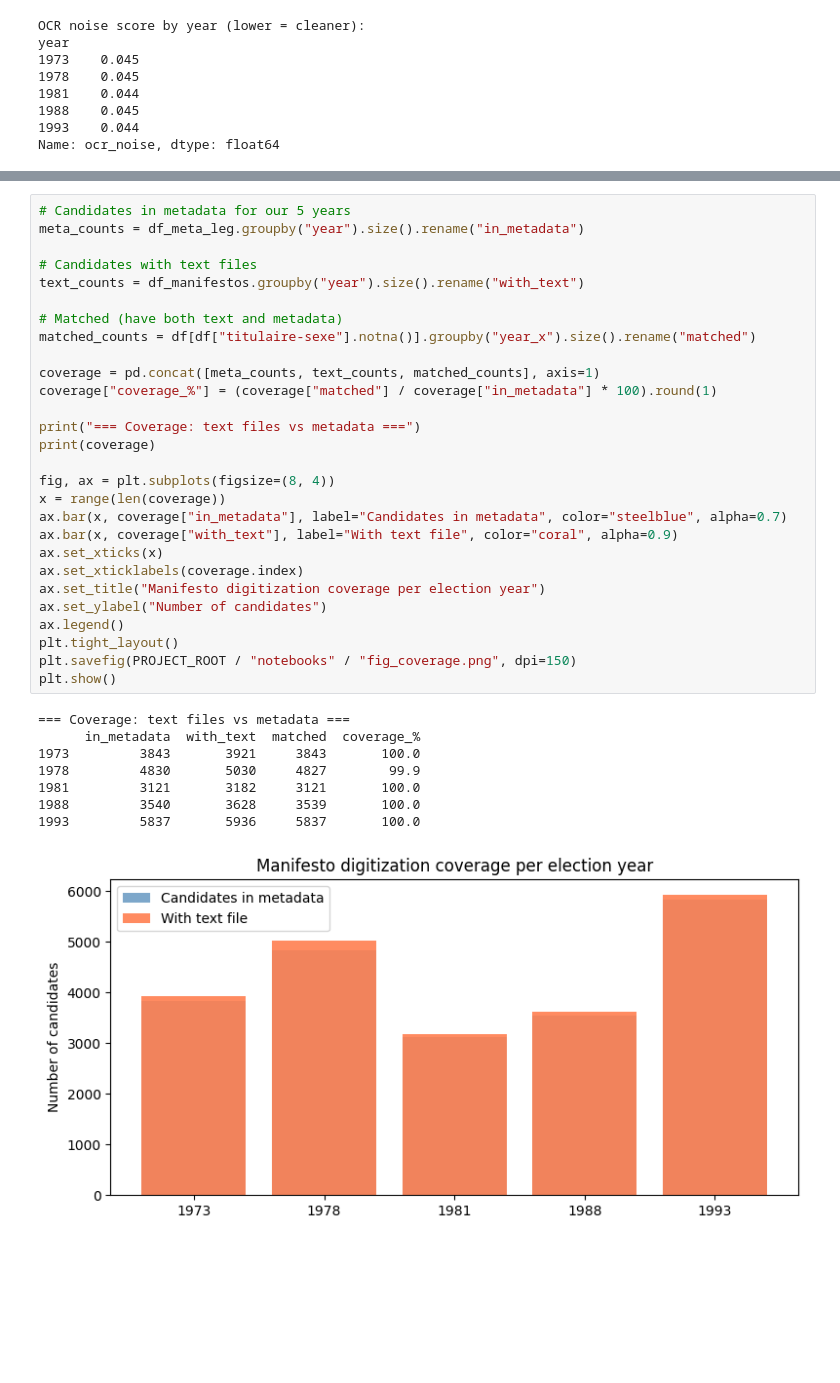
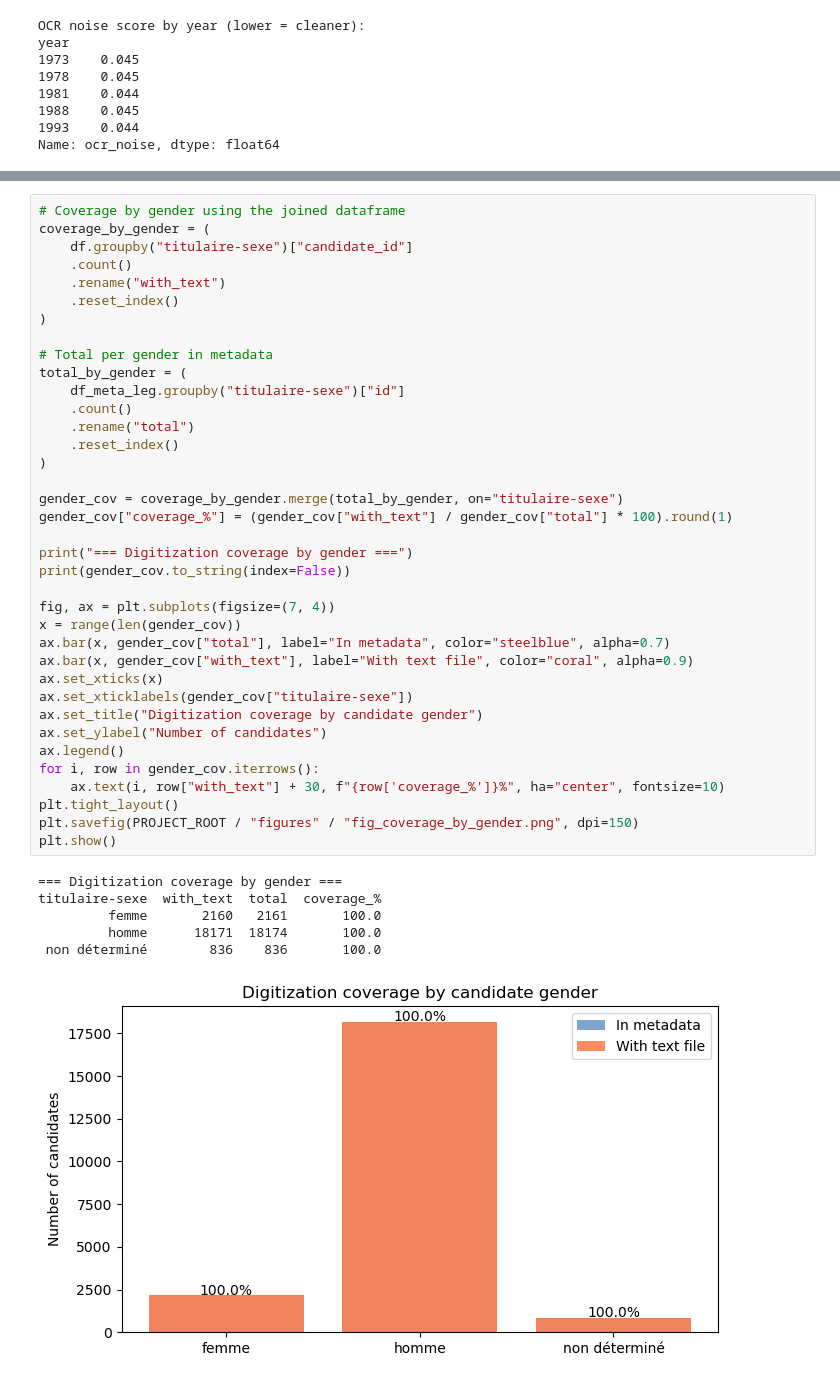
Before and after one commit to AnahiRM/NER_gender, a Jupyter notebook: notebooks/01_data_exploration.ipynb, the cells around one changed output, grey strips where cells are left out. Saved outputs shown, nothing was run; the diff lists cells and outputs as text; blank space fills up the shorter version.

```diff
--- a/notebooks/01_data_exploration.ipynb
+++ b/notebooks/01_data_exploration.ipynb
@@ -244,37 +312,44 @@ This is a key limitation to report in the paper.
 # %%
-# Candidates in metadata for our 5 years
-meta_counts = df_meta_leg.groupby("year").size().rename("in_metadata")
+# Coverage by gender using the joined dataframe
+coverage_by_gender = (
+    df.groupby("titulaire-sexe")["candidate_id"]
+    .count()
+    .rename("with_text")
+    .reset_index()
+)
 
-# Candidates with text files
-text_counts = df_manifestos.groupby("year").size().rename("with_text")
+# Total per gender in metadata
+total_by_gender = (
+    df_meta_leg.groupby("titulaire-sexe")["id"]
+    .count()
+    .rename("total")
+    .reset_index()
+)
 
-# Matched (have both text and metadata)
-matched_counts = df[df["titulaire-sexe"].notna()].groupby("year_x").size().rename("matched")
+gender_cov = coverage_by_gender.merge(total_by_gender, on="titulaire-sexe")
+gender_cov["coverage_%"] = (gender_cov["with_text"] / gender_cov["total"] * 100).round(1)
 
-coverage = pd.concat([meta_counts, text_counts, matched_counts], axis=1)
-coverage["coverage_%"] = (coverage["matched"] / coverage["in_metadata"] * 100).round(1)
+print("=== Digitization coverage by gender ===")
+print(gender_cov.to_string(index=False))
 
-print("=== Coverage: text files vs metadata ===")
-print(coverage)
-
-fig, ax = plt.subplots(figsize=(8, 4))
-x = range(len(coverage))
-ax.bar(x, coverage["in_metadata"], label="Candidates in metadata", color="steelblue", alpha=0.7)
-ax.bar(x, coverage["with_text"], label="With text file", color="coral", alpha=0.9)
+fig, ax = plt.subplots(figsize=(7, 4))
+x = range(len(gender_cov))
+ax.bar(x, gender_cov["total"], label="In metadata", color="steelblue", alpha=0.7)
+ax.bar(x, gender_cov["with_text"], label="With text file", color="coral", alpha=0.9)
 ax.set_xticks(x)
-ax.set_xticklabels(coverage.index)
-ax.set_title("Manifesto digitization coverage per election year")
+ax.set_xticklabels(gender_cov["titulaire-sexe"])
+ax.set_title("Digitization coverage by candidate gender")
 ax.set_ylabel("Number of candidates")
 ax.legend()
+for i, row in gender_cov.iterrows():
+    ax.text(i, row["with_text"] + 30, f"{row['coverage_%']}%", ha="center", fontsize=10)
 plt.tight_layout()
-plt.savefig(PROJECT_ROOT / "notebooks" / "fig_coverage.png", dpi=150)
+plt.savefig(PROJECT_ROOT / "figures" / "fig_coverage_by_gender.png", dpi=150)
 plt.show()
 # %% [output]
-=== Coverage: text files vs metadata ===
-      in_metadata  with_text  matched  coverage_%
-1973         3843       3921     3843       100.0
-1978         4830       5030     4827        99.9
-1981         3121       3182     3121       100.0
-1988         3540       3628     3539       100.0
-1993         5837       5936     5837       100.0
+=== Digitization coverage by gender ===
+titulaire-sexe  with_text  total  coverage_%
+         femme       2160   2161       100.0
+         homme      18171  18174       100.0
+ non déterminé        836    836       100.0
-[figure, old version]
+[figure, new version]
```
Also changed, not shown: parts of 19 cells of this notebook, 16 other files.
